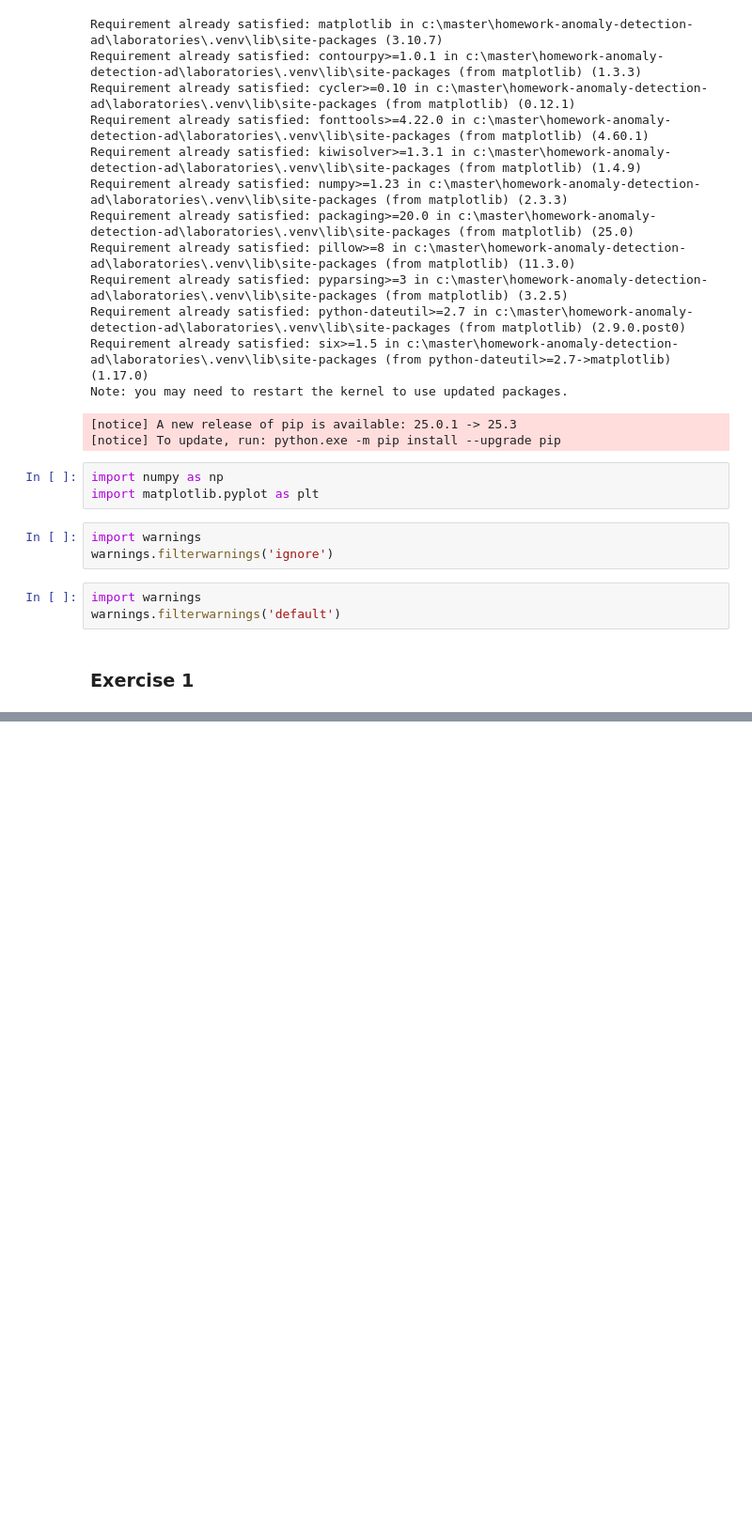
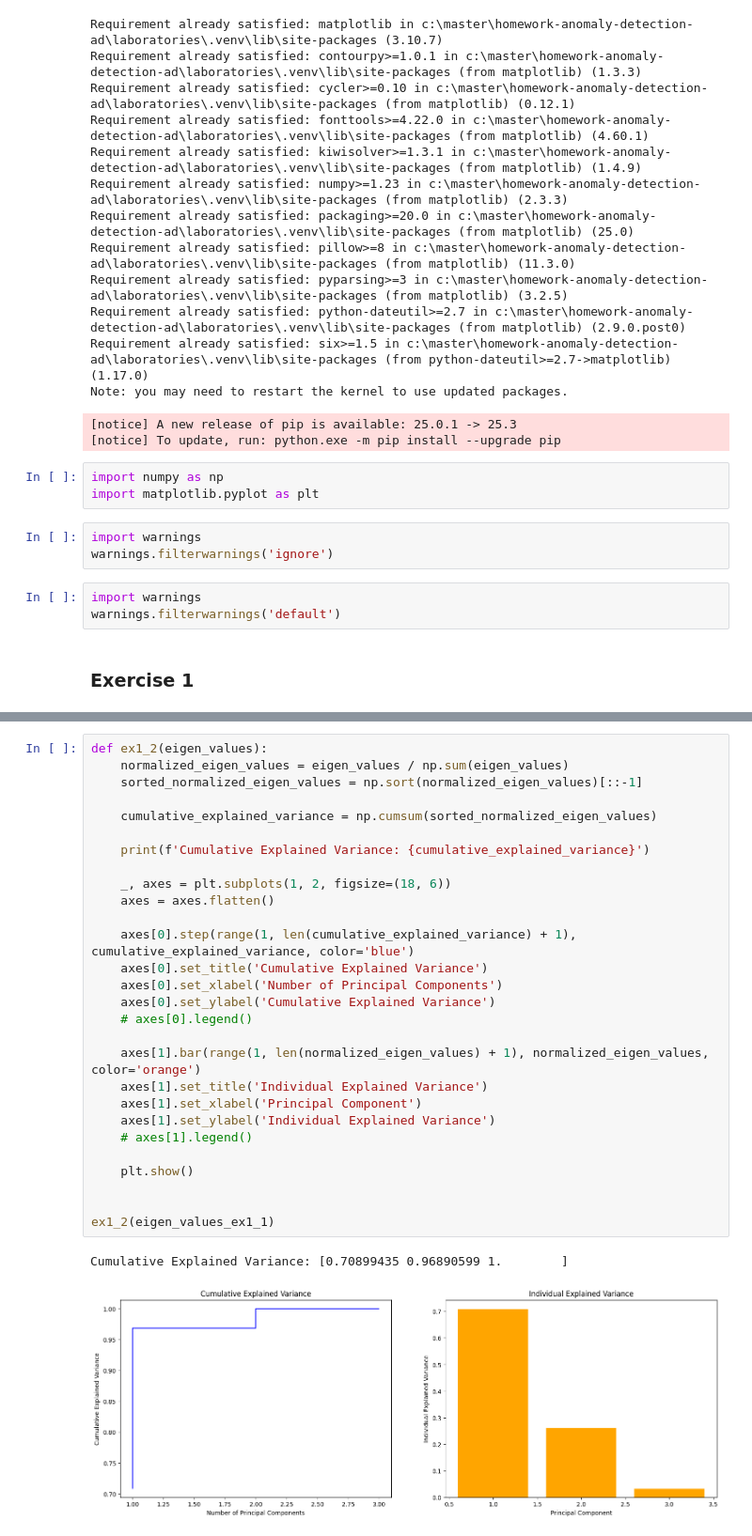
Before and after one commit to Razvan48/Homework-Anomaly-Detection-AD, a Jupyter notebook: Laboratories/Laboratory-5/Laboratory-5.ipynb, the cells around one changed output, grey strips where cells are left out. Shown at 94% size. Cells and saved outputs as stored; diff of their text form; blank space fills up the shorter version.

```diff
--- a/Laboratories/Laboratory-5/Laboratory-5.ipynb
+++ b/Laboratories/Laboratory-5/Laboratory-5.ipynb
@@ -59,0 +74,31 @@ X shape: (500, 3)
+# %%
+def ex1_2(eigen_values):
+    normalized_eigen_values = eigen_values / np.sum(eigen_values)
+    sorted_normalized_eigen_values = np.sort(normalized_eigen_values)[::-1]
+
+    cumulative_explained_variance = np.cumsum(sorted_normalized_eigen_values)
+
+    print(f'Cumulative Explained Variance: {cumulative_explained_variance}')
+
+    _, axes = plt.subplots(1, 2, figsize=(18, 6))
+    axes = axes.flatten()
+
+    axes[0].step(range(1, len(cumulative_explained_variance) + 1), cumulative_explained_variance, color='blue')
+    axes[0].set_title('Cumulative Explained Variance')
+    axes[0].set_xlabel('Number of Principal Components')
+    axes[0].set_ylabel('Cumulative Explained Variance')
+    # axes[0].legend()
+
+    axes[1].bar(range(1, len(normalized_eigen_values) + 1), normalized_eigen_values, color='orange')
+    axes[1].set_title('Individual Explained Variance')
+    axes[1].set_xlabel('Principal Component')
+    axes[1].set_ylabel('Individual Explained Variance')
+    # axes[1].legend()
+
+    plt.show()
+
+
+ex1_2(eigen_values_ex1_1)
+# %% [output]
+Cumulative Explained Variance: [0.70899435 0.96890599 1.        ]
+[figure, added]
```
Also changed, not shown: parts of 2 cells of this notebook.
